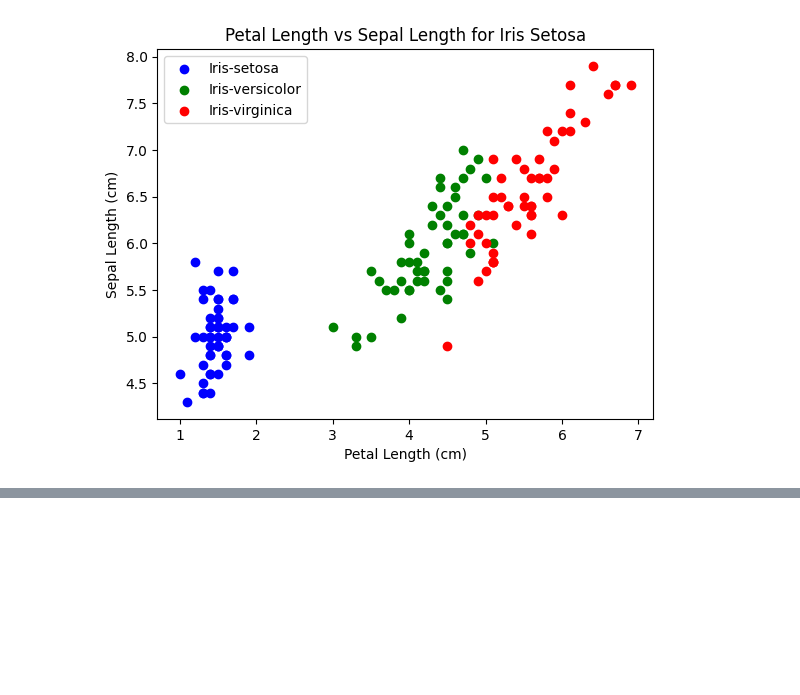
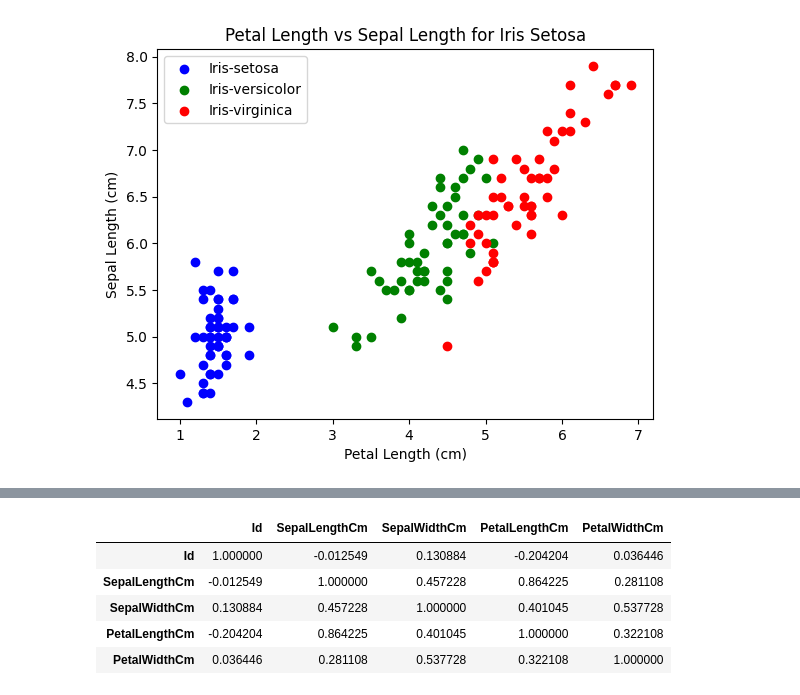
Before and after one commit to shreyansdjp/iris-species-analysis, a Jupyter notebook: analysis.ipynb, the cells around one changed output, grey strips where cells are left out. Saved outputs shown, nothing was run; the diff lists cells and outputs as text; code cells hidden in the pictures; blank space fills up the shorter version.

```diff
--- a/analysis.ipynb
+++ b/analysis.ipynb
@@ -173,0 +192,9 @@ plt.show()
+# %%
+iris_virginica.corr()
+# %% [output]
+|  | Id | SepalLengthCm | SepalWidthCm | PetalLengthCm | PetalWidthCm |
+| Id | 1.000000 | -0.012549 | 0.130884 | -0.204204 | 0.036446 |
+| SepalLengthCm | -0.012549 | 1.000000 | 0.457228 | 0.864225 | 0.281108 |
+| SepalWidthCm | 0.130884 | 0.457228 | 1.000000 | 0.401045 | 0.537728 |
+| PetalLengthCm | -0.204204 | 0.864225 | 0.401045 | 1.000000 | 0.322108 |
+| PetalWidthCm | 0.036446 | 0.281108 | 0.537728 | 0.322108 | 1.000000 |
```
Also changed, not shown: parts of 2 cells of this notebook.
